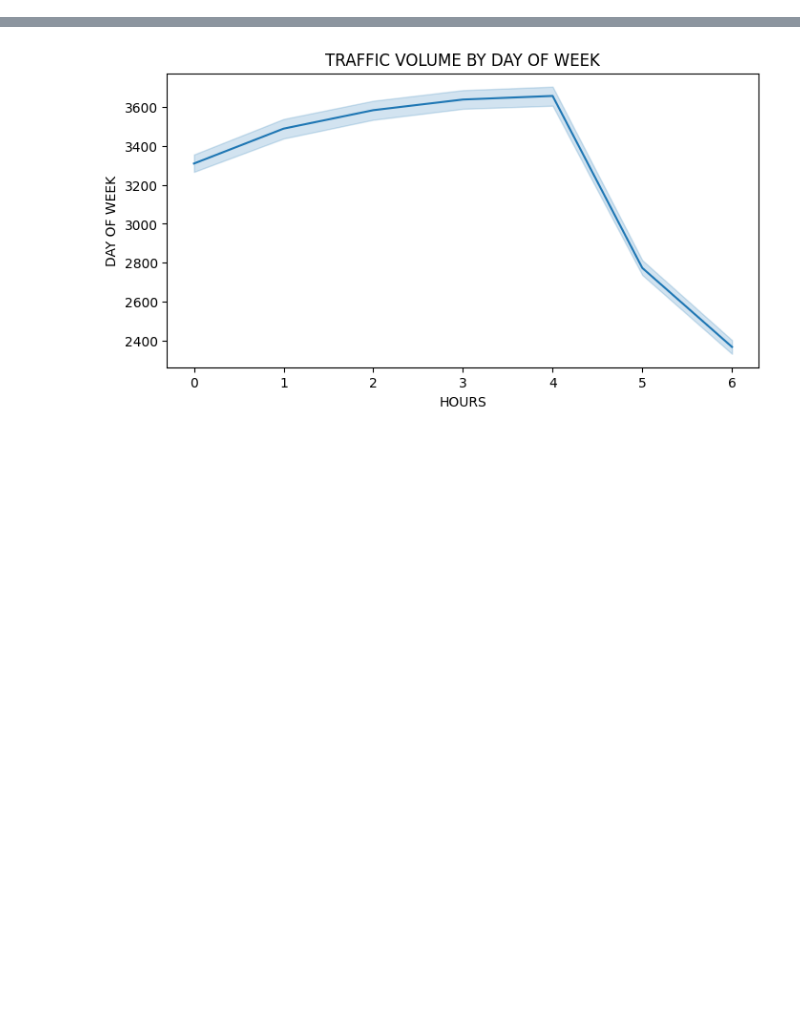
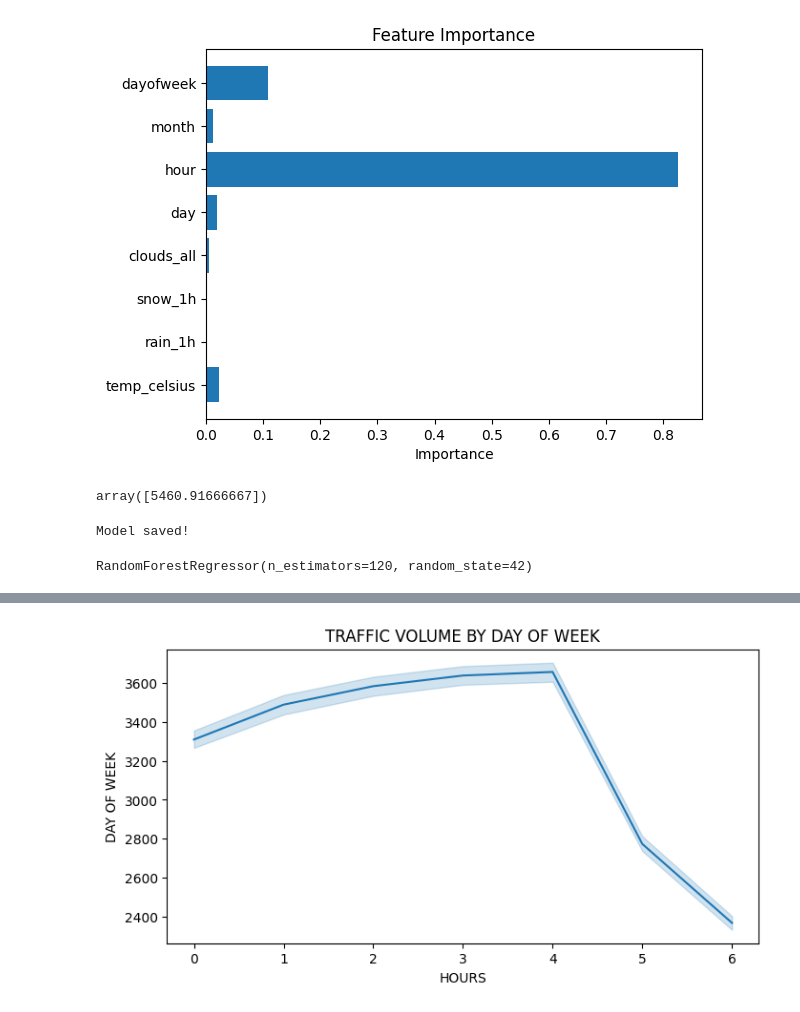
Before and after one commit to DarshiniSivakumar/CROWD_FLOW_FAIRNESS_PROJECT, a Jupyter notebook: CrowdFlowFairness_Project.ipynb, the cells around one changed output, grey strips where cells are left out. Drawn from its saved outputs; the diff is of its cells as text; code cells hidden in the pictures; blank space fills up the shorter version.

```diff
--- a/CrowdFlowFairness_Project.ipynb
+++ b/CrowdFlowFairness_Project.ipynb
@@ -2,0 +208,25 @@
+# %%
+importances = best_model.feature_importances_
+features = X.columns
+plt.barh(features, importances)
+plt.title("Feature Importance")
+plt.xlabel("Importance")
+plt.show()
+# %% [output]
+[figure, added]
+# %%
+sample = X.iloc[0:1]
+best_model.predict(sample)
+# %% [output]
+array([5460.91666667])
+# %%
+import joblib
+joblib.dump(best_model, "traffic_model.pkl")
+print("Model saved!")
+# %% [output]
+Model saved!
+# %%
+best_model = RandomForestRegressor(n_estimators=120, random_state=42)
+best_model.fit(X, y)
+# %% [output]
+RandomForestRegressor(n_estimators=120, random_state=42)
```
Also changed, not shown: parts of 19 cells of this notebook.
